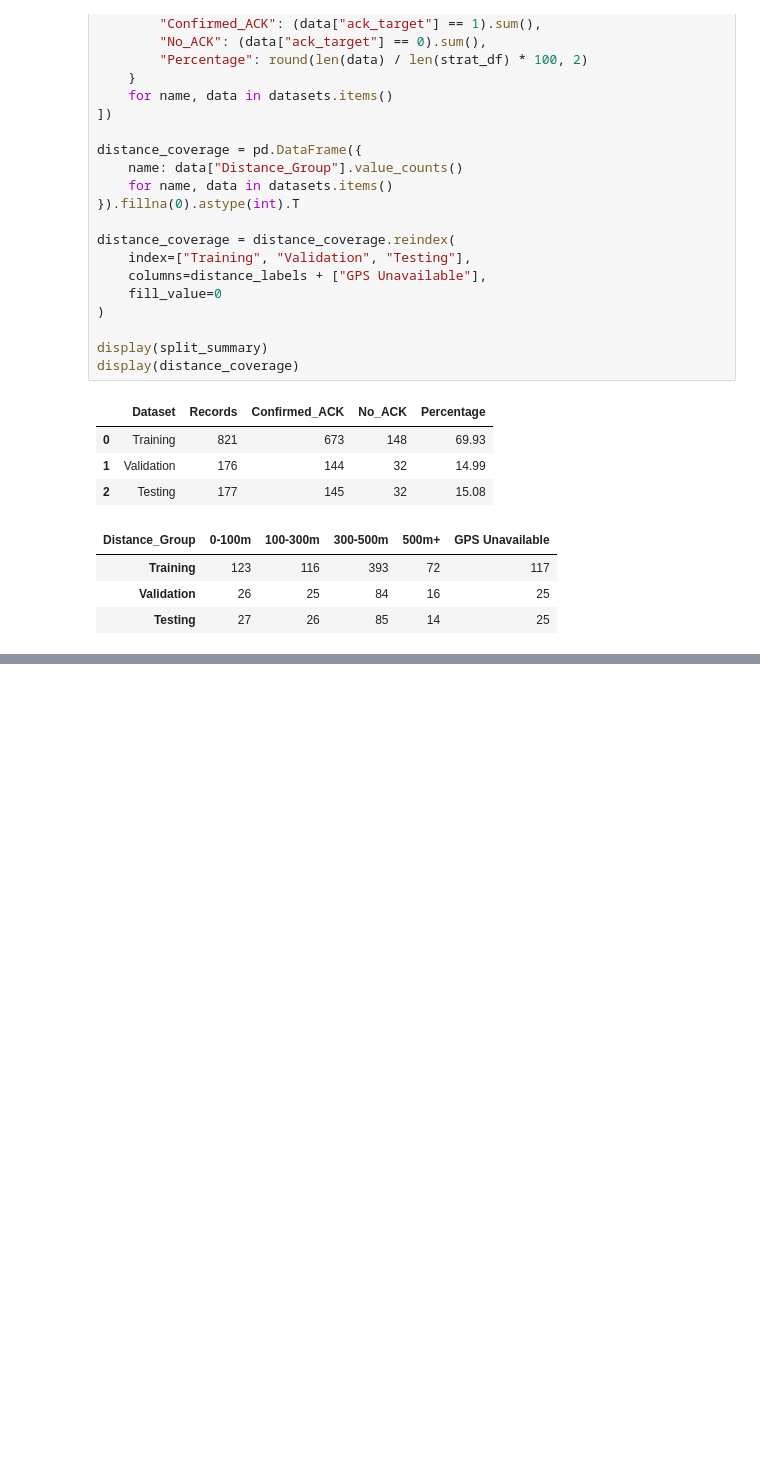
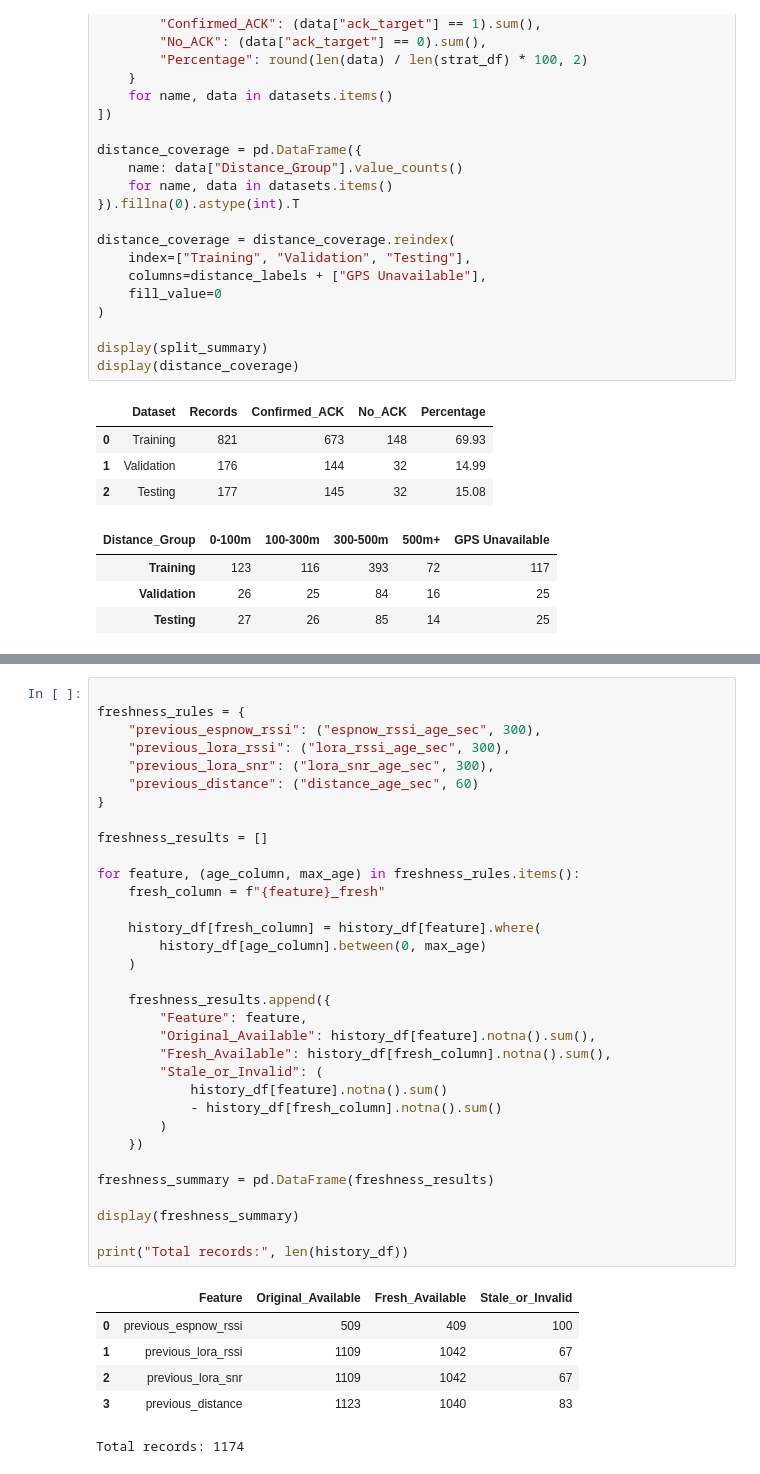
Before and after one commit to VirajKosala/Intelligent-Link-Quality-Prediction, a Jupyter notebook: Intelligent_Link_Quality_Prediction.ipynb, the cells around one changed output, grey strips where cells are left out. Drawn from its saved outputs; the diff is of its cells as text; blank space fills up the shorter version.

```diff
--- a/Intelligent_Link_Quality_Prediction.ipynb
+++ b/Intelligent_Link_Quality_Prediction.ipynb
@@ -1212,0 +1415,40 @@ display(distance_coverage)
+# %%
+
+freshness_rules = {
+    "previous_espnow_rssi": ("espnow_rssi_age_sec", 300),
+    "previous_lora_rssi": ("lora_rssi_age_sec", 300),
+    "previous_lora_snr": ("lora_snr_age_sec", 300),
+    "previous_distance": ("distance_age_sec", 60)
+}
+
+freshness_results = []
+
+for feature, (age_column, max_age) in freshness_rules.items():
+    fresh_column = f"{feature}_fresh"
+
+    history_df[fresh_column] = history_df[feature].where(
+        history_df[age_column].between(0, max_age)
+    )
+
+    freshness_results.append({
+        "Feature": feature,
+        "Original_Available": history_df[feature].notna().sum(),
+        "Fresh_Available": history_df[fresh_column].notna().sum(),
+        "Stale_or_Invalid": (
+            history_df[feature].notna().sum()
+            - history_df[fresh_column].notna().sum()
+        )
+    })
+
+freshness_summary = pd.DataFrame(freshness_results)
+
+display(freshness_summary)
+
+print("Total records:", len(history_df))
+# %% [output]
+|  | Feature | Original_Available | Fresh_Available | Stale_or_Invalid |
+| 0 | previous_espnow_rssi | 509 | 409 | 100 |
+| 1 | previous_lora_rssi | 1109 | 1042 | 67 |
+| 2 | previous_lora_snr | 1109 | 1042 | 67 |
+| 3 | previous_distance | 1123 | 1040 | 83 |
+Total records: 1174
```
Also changed, not shown: parts of 11 cells of this notebook.
